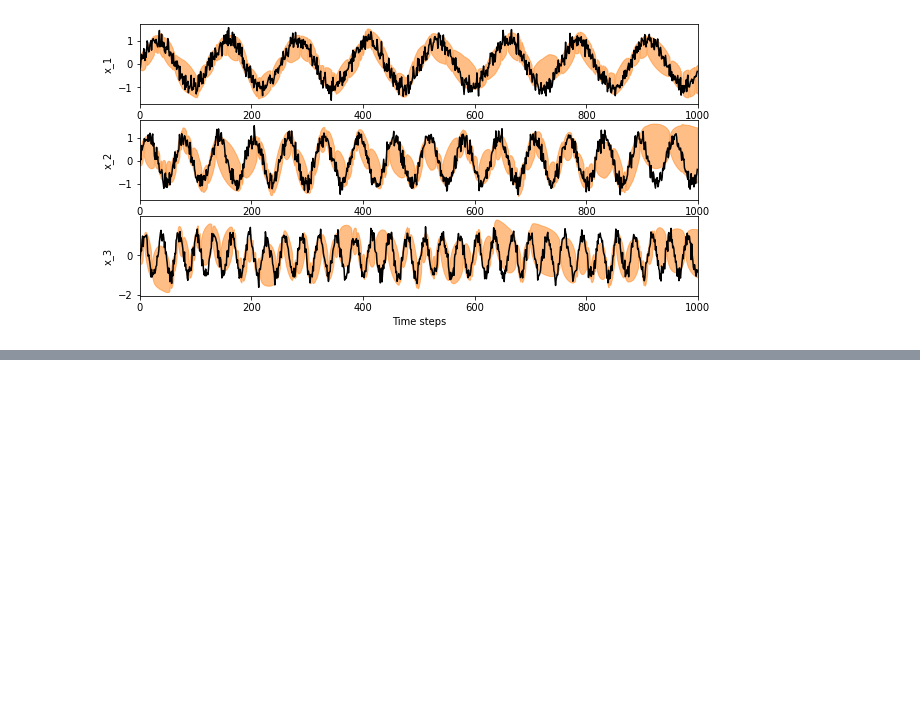
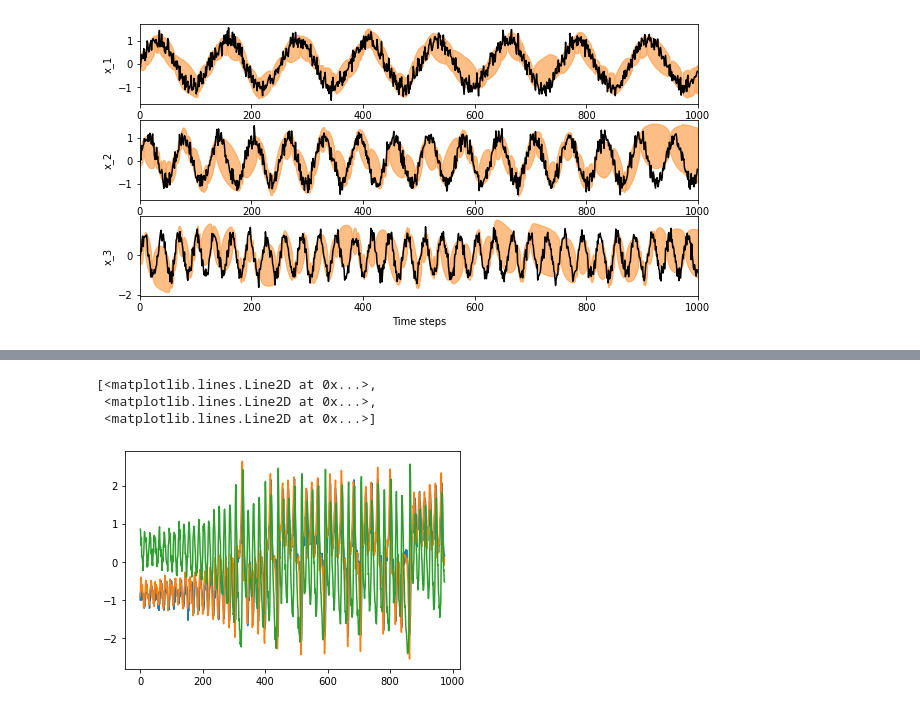
Before and after one commit to christiando/gaussian-toolbox, a Jupyter notebook: notebooks/timeseries/SSMExamples.ipynb, the cells around one changed output, grey strips where cells are left out. Saved outputs shown, nothing was run; the diff lists cells and outputs as text; code cells hidden in the pictures; blank space fills up the shorter version.

```diff
--- a/notebooks/timeseries/SSMExamples.ipynb
+++ b/notebooks/timeseries/SSMExamples.ipynb
@@ -196,0 +230,10 @@ pyplot.show()
+# %%
+from scipy.stats import zscore
+X = states[100::4]
+X = zscore(X, axis=0)
+X += .1 * numpy.random.randn(*X.shape)
+# %% [output]
+[<matplotlib.lines.Line2D at 0x...>,
+ <matplotlib.lines.Line2D at 0x...>,
+ <matplotlib.lines.Line2D at 0x...>]
+[figure, added]
```
Also changed, not shown: parts of 15 cells of this notebook, 1 other file.
